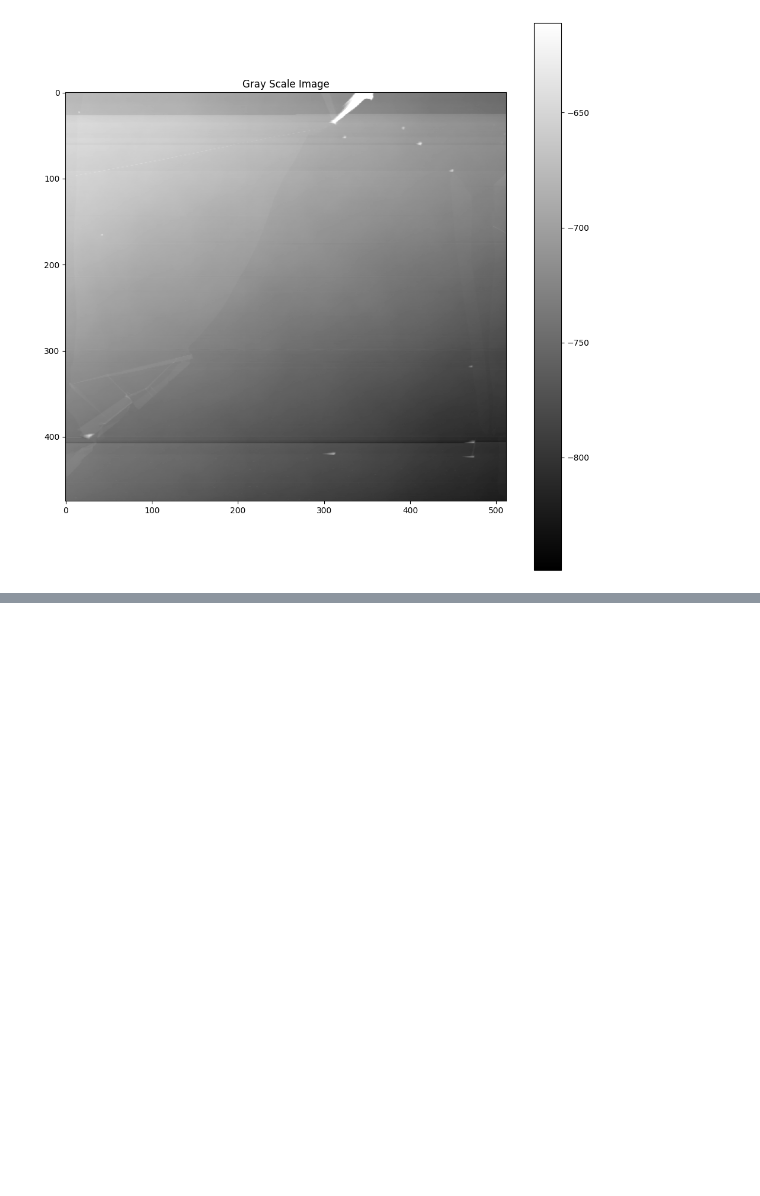
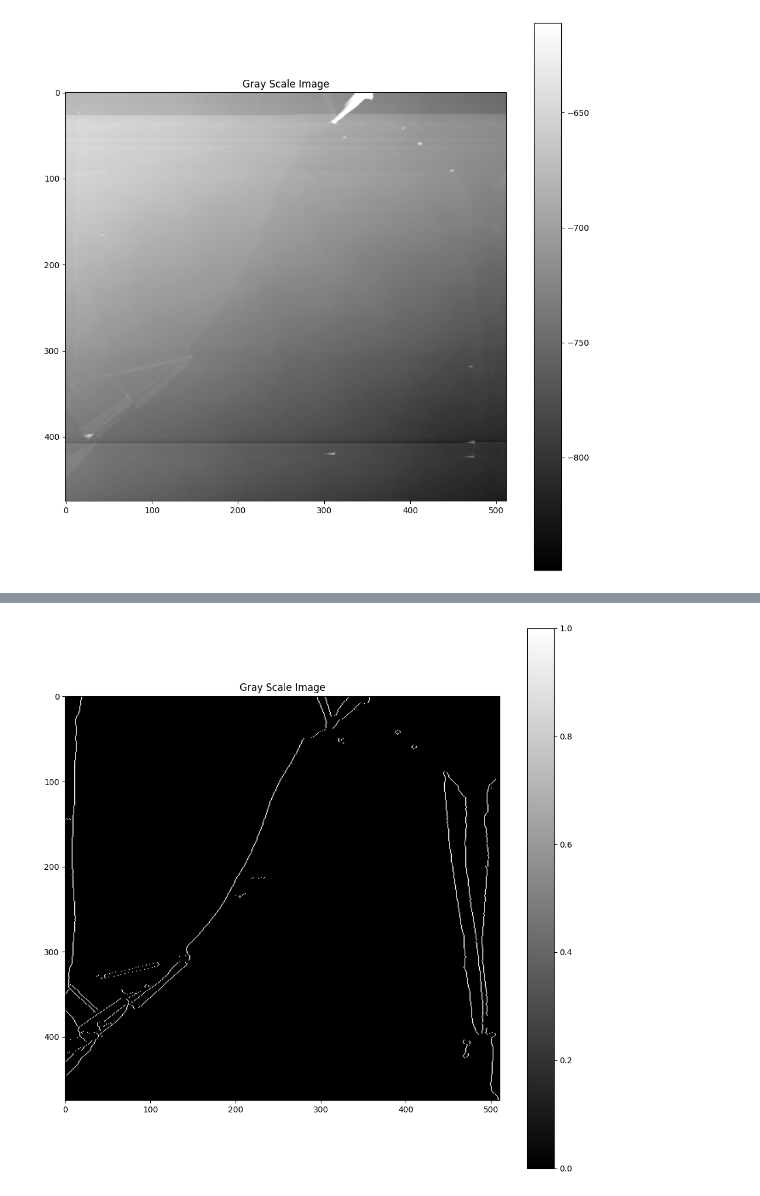
Before and after one commit to SekaiGao/nano-analysis, a Jupyter notebook: nano.ipynb, the cells around one changed output, grey strips where cells are left out. Drawn from its saved outputs; the diff is of its cells as text; code cells hidden in the pictures; blank space fills up the shorter version.

```diff
--- a/nano.ipynb
+++ b/nano.ipynb
@@ -112,0 +114,7 @@ plt.show()
+# %%
+diffb=bound#np.diff(bound)
+diffb=np.where(diffb>0,1,0)
+# %%
+gray_img(diffb,0,1)
+# %% [output]
+[figure, added]
```
Also changed, not shown: parts of 24 cells of this notebook.
